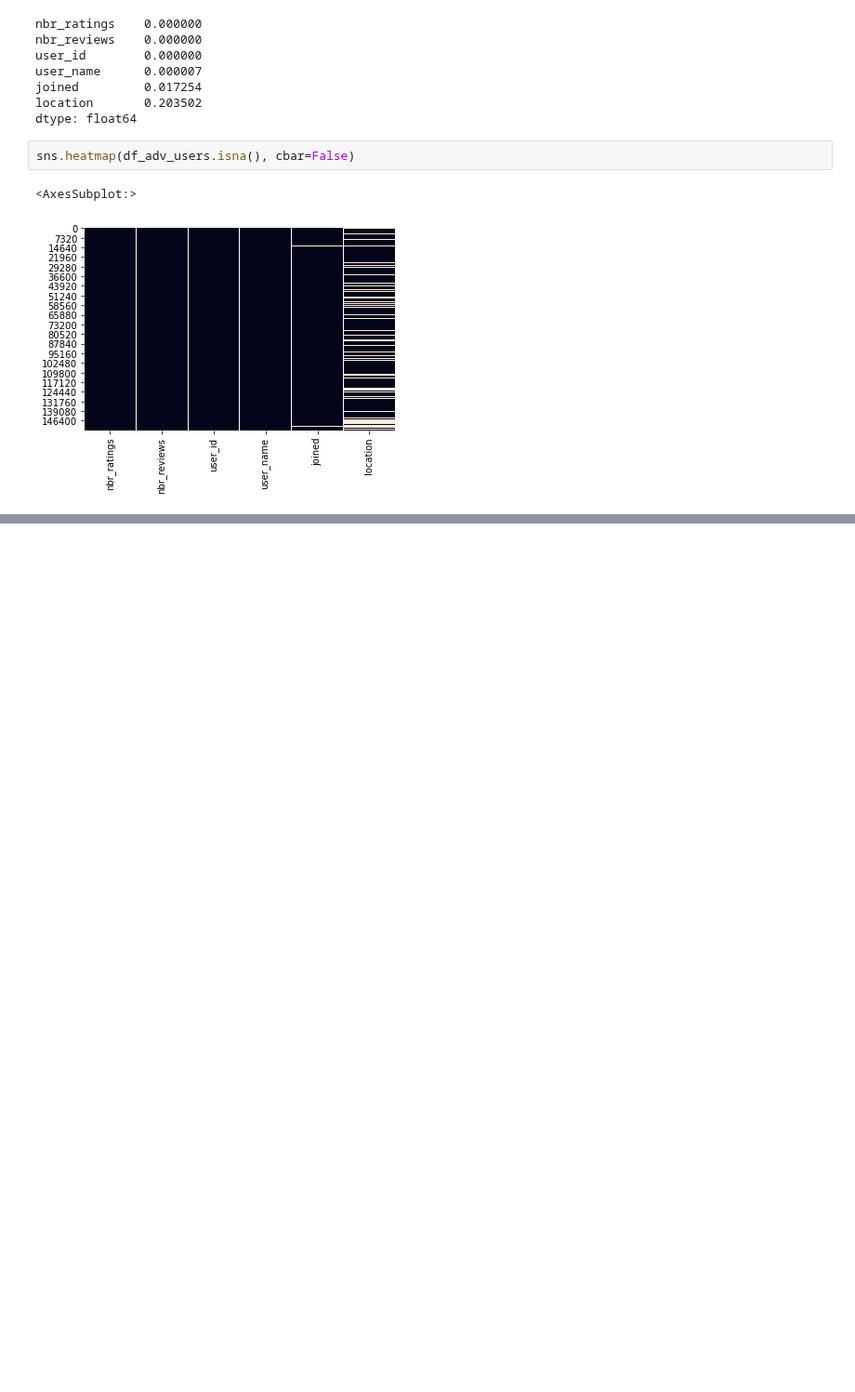
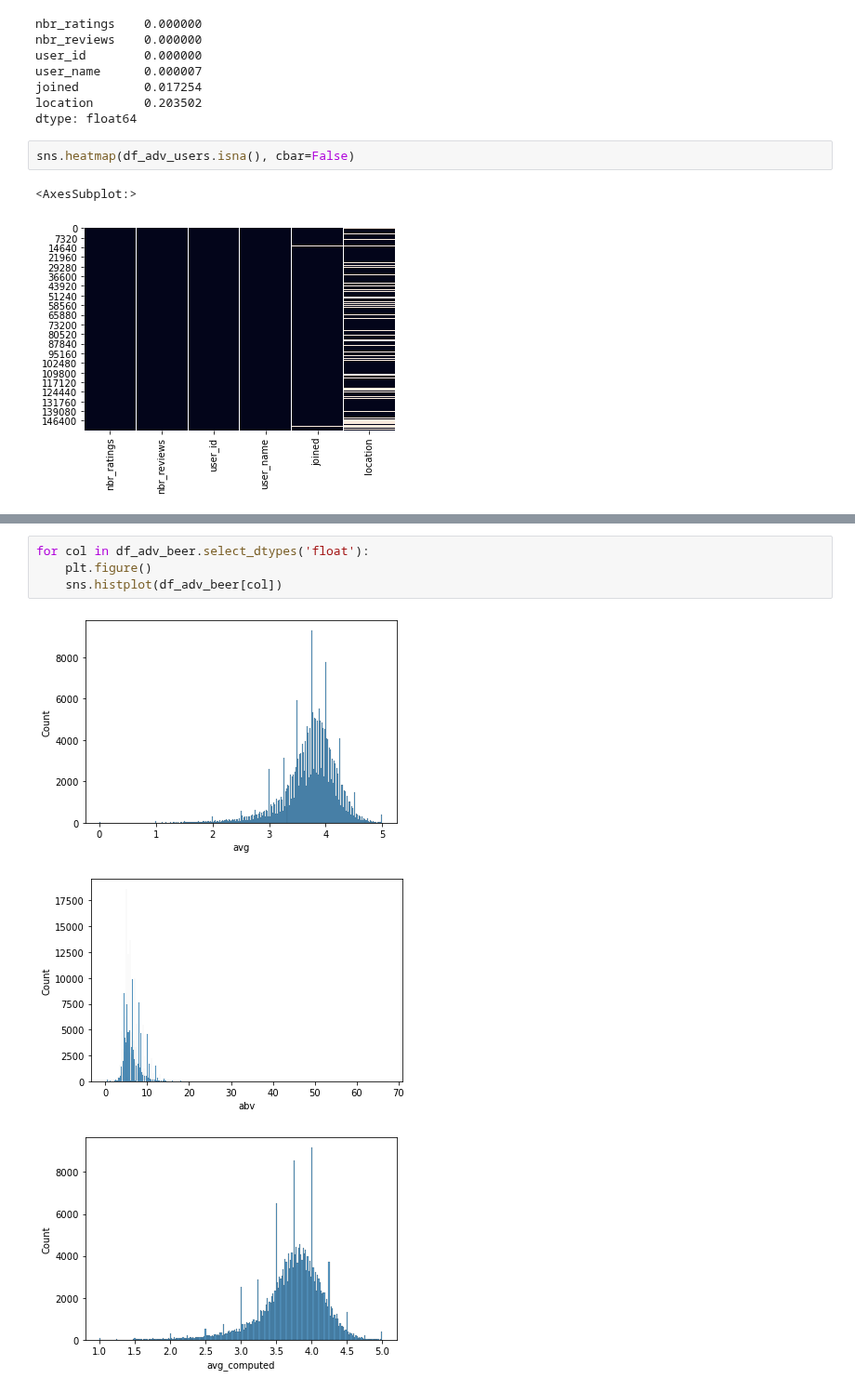
Before and after one commit to epfl-ada/ada-2022-project-hotchocolate, a Jupyter notebook: Exploration_data.ipynb, the cells around one changed output, grey strips where cells are left out. Shown at 93% size. Drawn from its saved outputs; the diff is of its cells as text; blank space fills up the shorter version.

```diff
--- a/Exploration_data.ipynb
+++ b/Exploration_data.ipynb
@@ -115,0 +184,8 @@ sns.heatmap(df_adv_users.isna(), cbar=False)
+# %%
+for col in df_adv_beer.select_dtypes('float'):
+    plt.figure()
+    sns.histplot(df_adv_beer[col])
+# %% [output]
+[figure, added]
+[figure, added]
+[figure, added]
```
Also changed, not shown: parts of 15 cells of this notebook, 1 other file.
